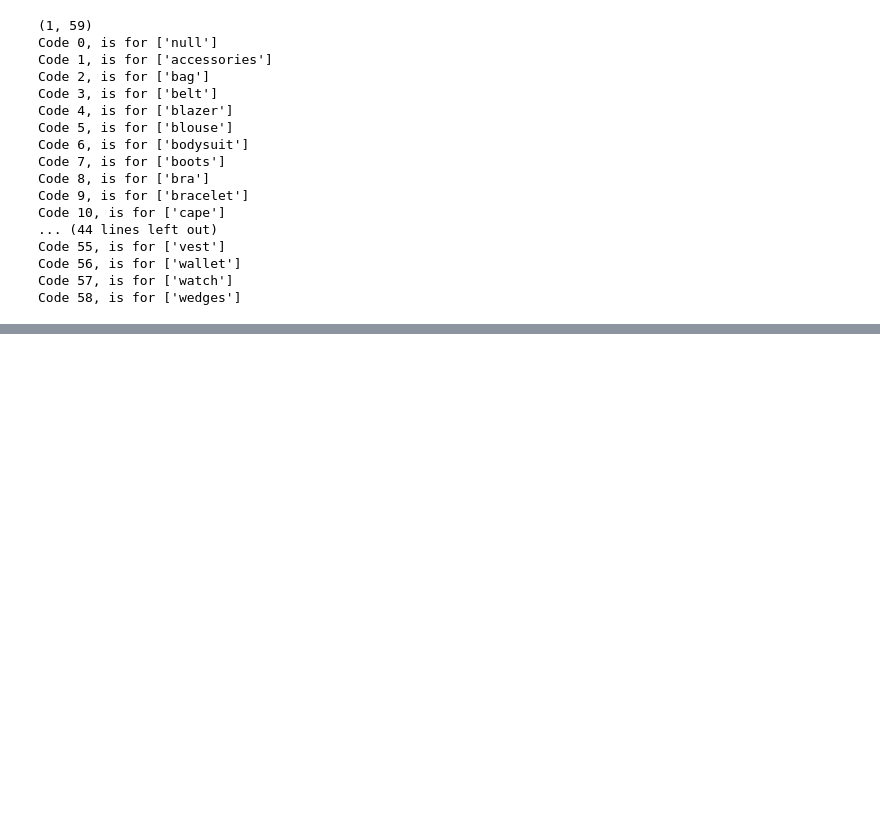
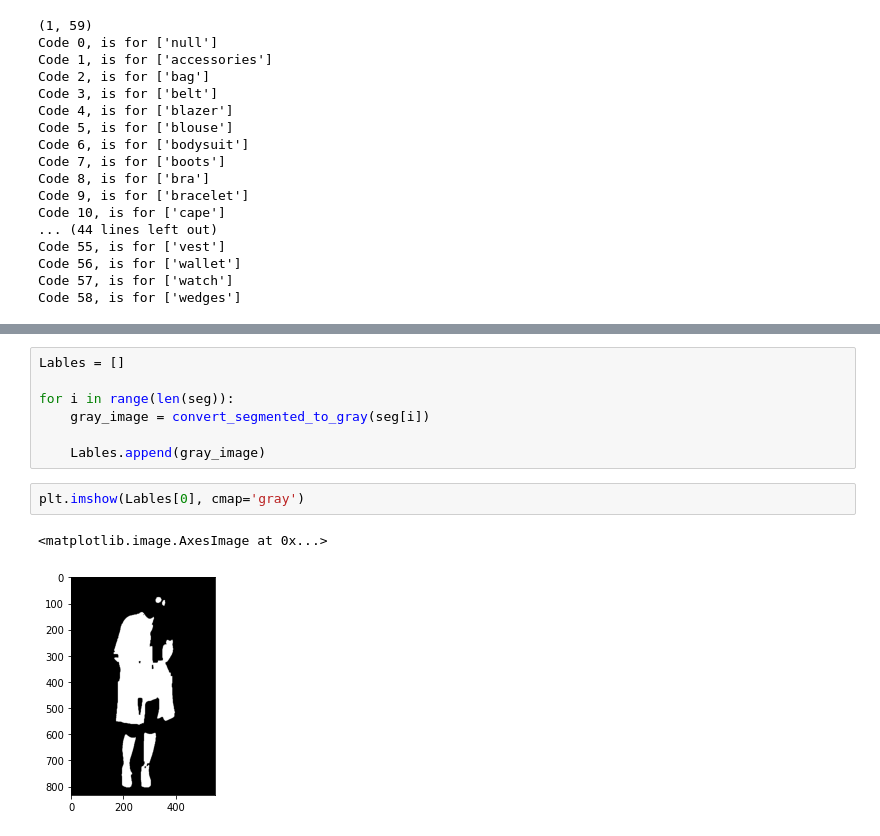
Before and after one commit to Farida-Hamid/Subtract-The-Model, a Jupyter notebook: Prep-Visualise-Data.ipynb, the cells around one changed output, grey strips where cells are left out. Saved outputs shown, nothing was run; the diff lists cells and outputs as text; blank space fills up the shorter version.

```diff
--- a/Prep-Visualise-Data.ipynb
+++ b/Prep-Visualise-Data.ipynb
@@ -155,0 +210,12 @@ Now that the whole dataset is visualized, I'll process the segmented images and
+# %%
+Lables = []
+
+for i in range(len(seg)):
+    gray_image = convert_segmented_to_gray(seg[i])
+
+    Lables.append(gray_image)
+# %%
+plt.imshow(Lables[0], cmap='gray')
+# %% [output]
+<matplotlib.image.AxesImage at 0x...>
+[figure, added]
```
Also changed, not shown: parts of 10 cells of this notebook.
